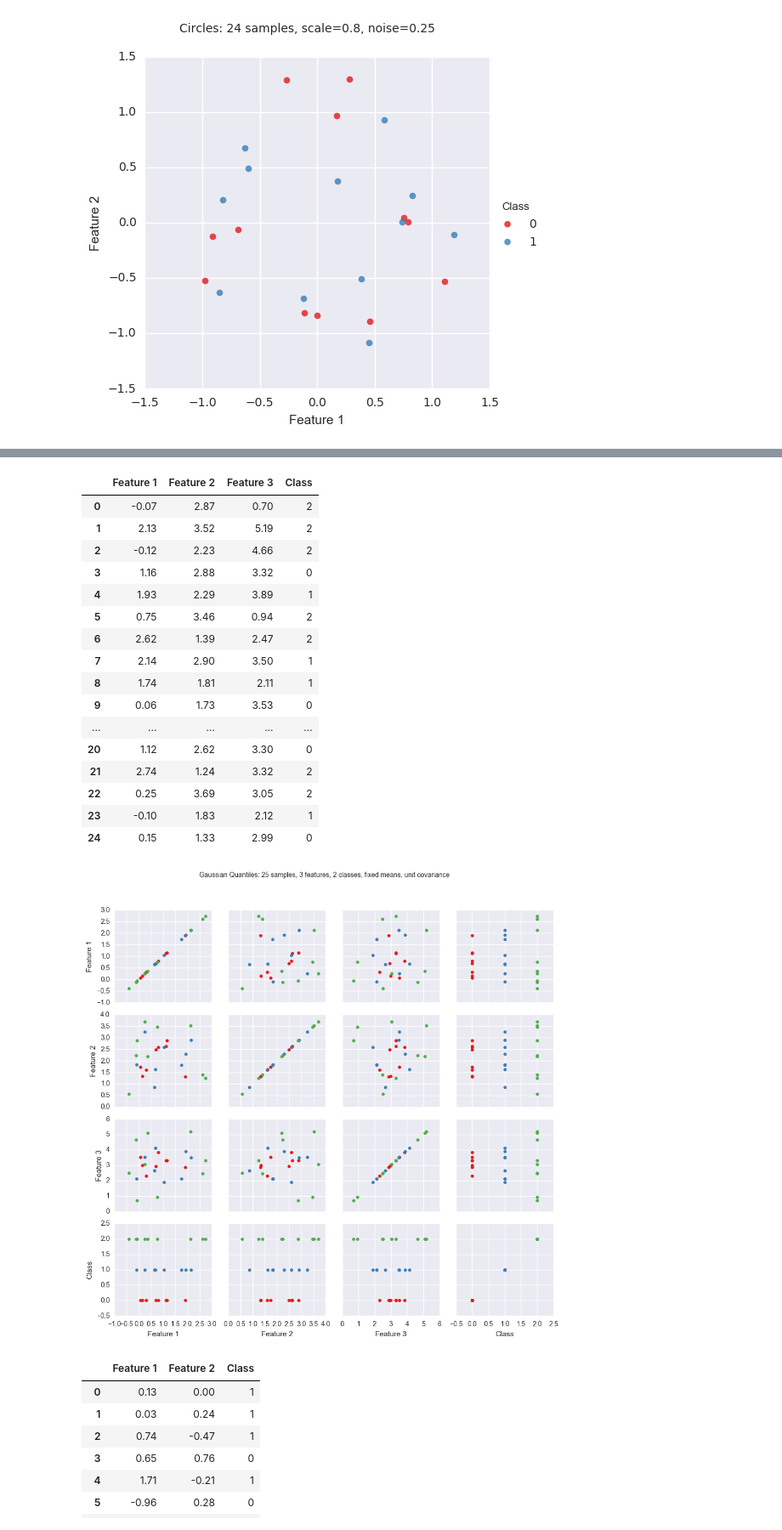
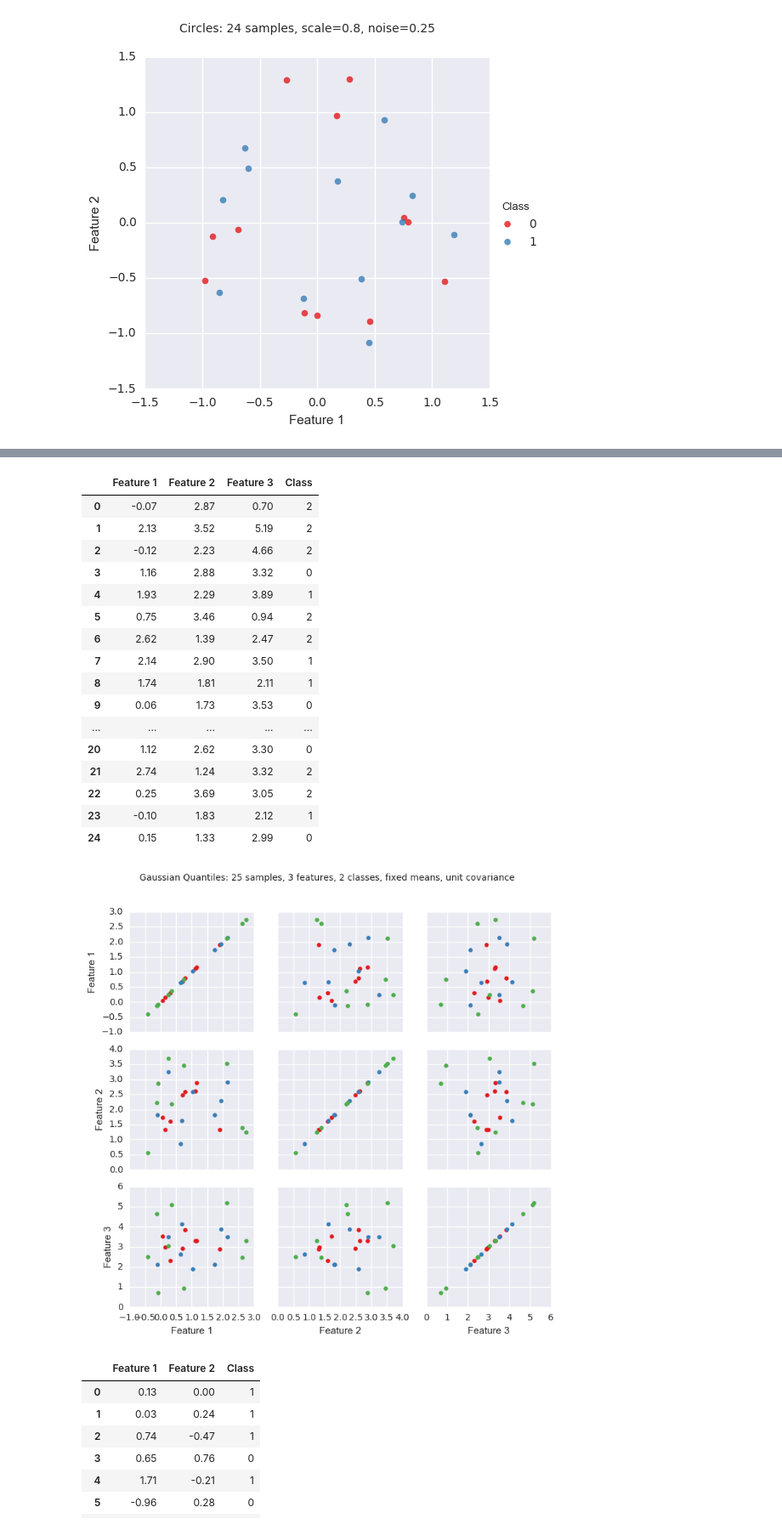
Before and after one commit to niranjv/ml-notes, a Jupyter notebook: Datasets.ipynb, the cells around one changed output, grey strips where cells are left out. Shown: that part at 85% size. Saved outputs shown, nothing was run; the diff lists cells and outputs as text; code cells hidden in the pictures.

```diff
--- a/Datasets.ipynb
+++ b/Datasets.ipynb
@@ -338,35 +337,35 @@ X, y = make_gaussian_quantiles(n_samples=25, n_features=3, mean=[1,2,3], n_class
 df = pd.DataFrame(X)
 df = df.round(2)
 df.columns = ['Feature 1', 'Feature 2', 'Feature 3']
 
 df2 = pd.DataFrame(y)
 df2.columns = ['Class']
 df = pd.concat([df, df2], axis=1)
 df
 
-g = sns.PairGrid(df, hue='Class', palette='Set1')
+g = sns.PairGrid(df, hue='Class', palette='Set1', vars=['Feature 1', 'Feature 2', 'Feature 3'])
 g = g.map(plt.scatter)
 plt.subplots_adjust(top=0.9)
 g = g.fig.suptitle('Gaussian Quantiles: 25 samples, 3 features, 2 classes, fixed means, unit covariance')
 # %% [output]
 |  | Feature 1 | Feature 2 | Feature 3 | Class |
 | 0 | -0.07 | 2.87 | 0.70 | 2 |
 | 1 | 2.13 | 3.52 | 5.19 | 2 |
 | 2 | -0.12 | 2.23 | 4.66 | 2 |
 | 3 | 1.16 | 2.88 | 3.32 | 0 |
 | 4 | 1.93 | 2.29 | 3.89 | 1 |
 | 5 | 0.75 | 3.46 | 0.94 | 2 |
 | 6 | 2.62 | 1.39 | 2.47 | 2 |
 | 7 | 2.14 | 2.90 | 3.50 | 1 |
 | 8 | 1.74 | 1.81 | 2.11 | 1 |
 | 9 | 0.06 | 1.73 | 3.53 | 0 |
 | ... | ... | ... | ... | ... |
 | 20 | 1.12 | 2.62 | 3.30 | 0 |
 | 21 | 2.74 | 1.24 | 3.32 | 2 |
 | 22 | 0.25 | 3.69 | 3.05 | 2 |
 | 23 | -0.10 | 1.83 | 2.12 | 1 |
 | 24 | 0.15 | 1.33 | 2.99 | 0 |
-[figure, old version]
+[figure, new version]
 # %%
 # ----------
 # Explore make_moons
```
Also changed, not shown: parts of 4 cells of this notebook.
